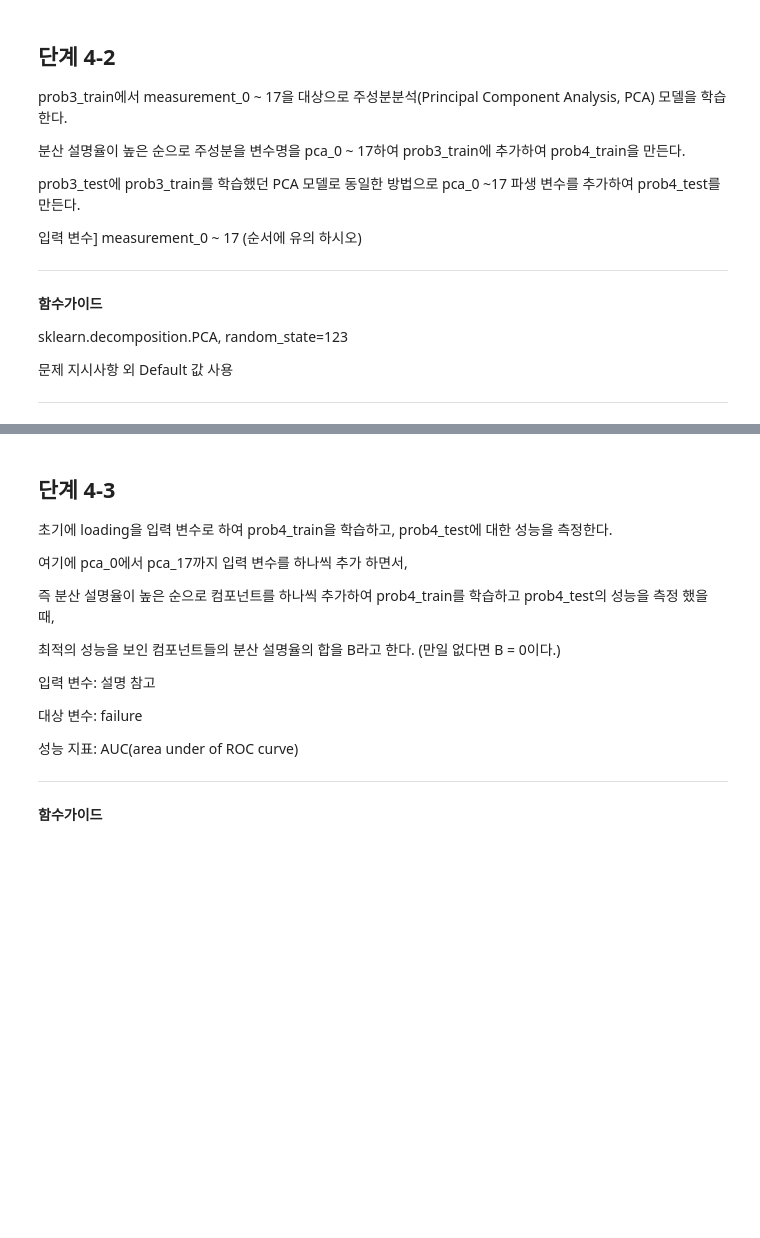
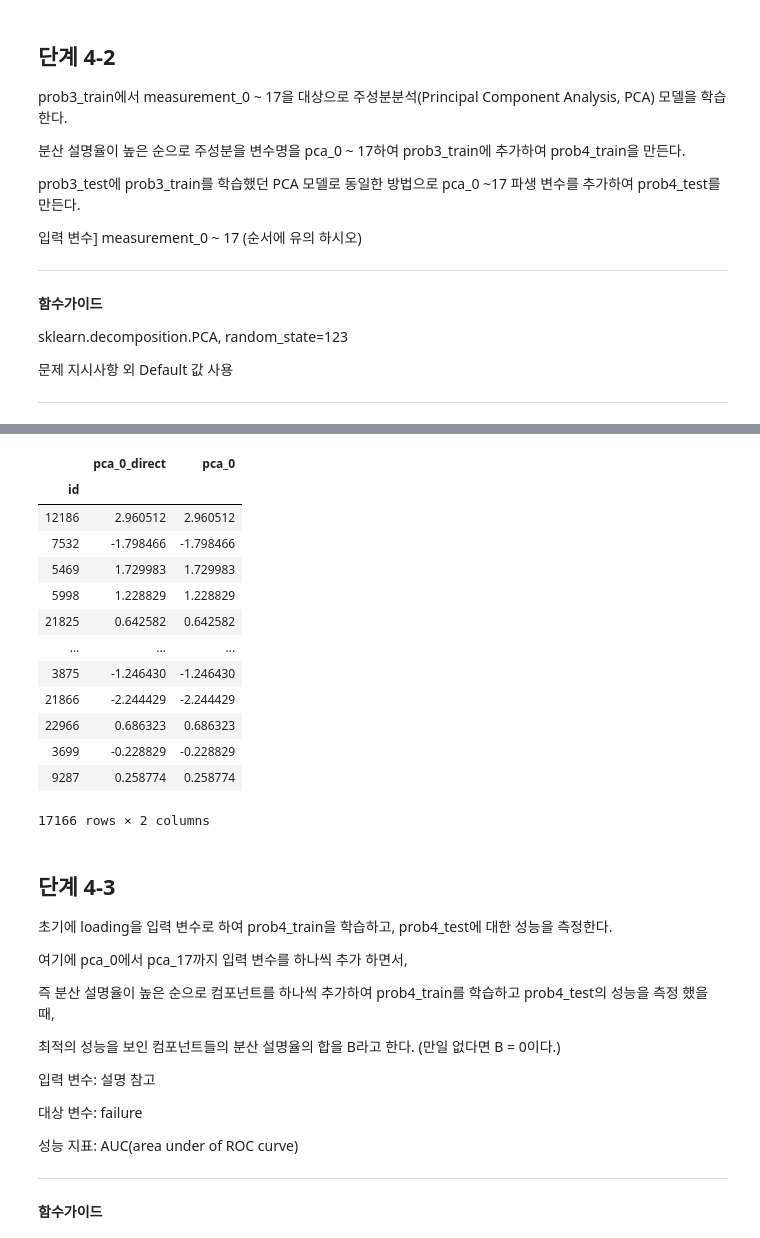
Before and after one commit to sunkusun9/DS_lv3_2408, a Jupyter notebook: sec_ds_lv3_prob1_prob.ipynb, the cells around one changed output, grey strips where cells are left out. Saved outputs shown, nothing was run; the diff lists cells and outputs as text; code cells hidden in the pictures; blank space fills up the shorter version.

```diff
--- a/sec_ds_lv3_prob1_prob.ipynb
+++ b/sec_ds_lv3_prob1_prob.ipynb
@@ -1060,0 +1152,6 @@ sklearn.decomposition.PCA, random_state=123
+# %%
+df_prob4_train = df_prob3_train.copy()
+df_prob4_test = df_prob3_test.copy()
+X_comp = ['pca_{}'.format(i) for i in range(18)]
+df_prob4_train[X_comp] = pd.DataFrame(pca.transform(df_prob3_train[X_pca]), index=df_prob4_train.index)
+df_prob4_test[X_comp] = pd.DataFrame(pca.transform(df_prob3_test[X_pca]), index=df_prob4_test.index)
@@ -1061,3 +1205,24 @@ sklearn.decomposition.PCA, random_state=123
+# %%
+# 제1주성분을 직접 구해봅니다. 그리고 pca transform으로 나온 결과와 비교합니다.
+pd.concat([
+    df_prob4_train[X_pca].dot(df_emat.loc['ev0']).rename('pca_0_direct'),
+    df_prob4_train['pca_0']
+], axis=1)
+# %% [output]
+|  | pca_0_direct | pca_0 |
+| id |  |  |
+| 12186 | 2.960512 | 2.960512 |
+| 7532 | -1.798466 | -1.798466 |
+| 5469 | 1.729983 | 1.729983 |
+| 5998 | 1.228829 | 1.228829 |
+| 21825 | 0.642582 | 0.642582 |
+| ... | ... | ... |
+| 3875 | -1.246430 | -1.246430 |
+| 21866 | -2.244429 | -2.244429 |
+| 22966 | 0.686323 | 0.686323 |
+| 3699 | -0.228829 | -0.228829 |
+| 9287 | 0.258774 | 0.258774 |
+17166 rows × 2 columns
 # %% [markdown]
 ## 단계 4-3
 
```
Also changed, not shown: parts of 67 cells of this notebook.
